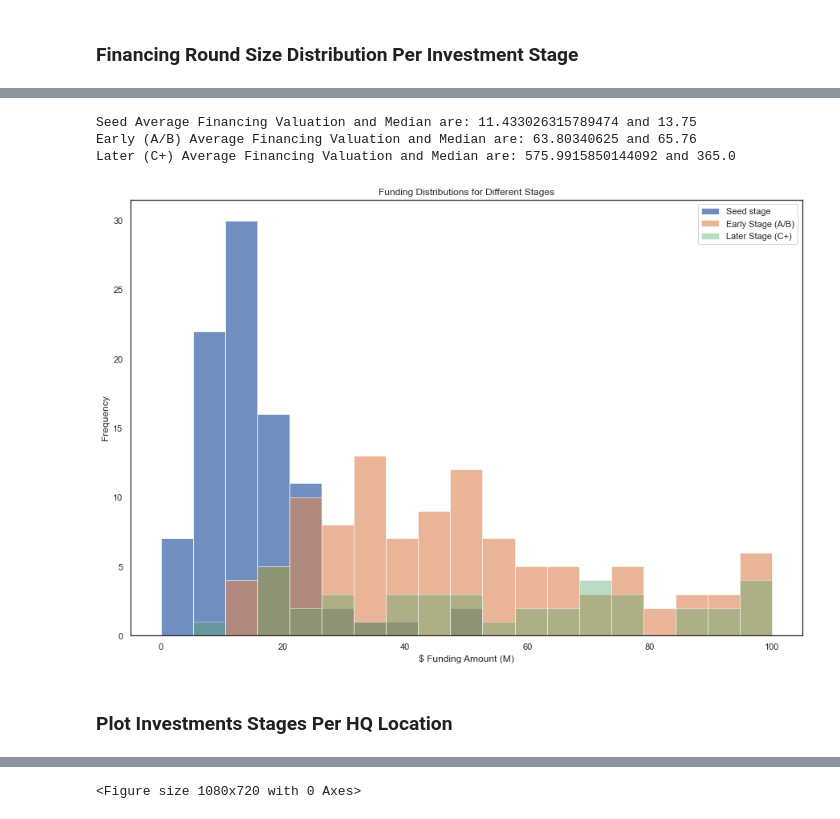
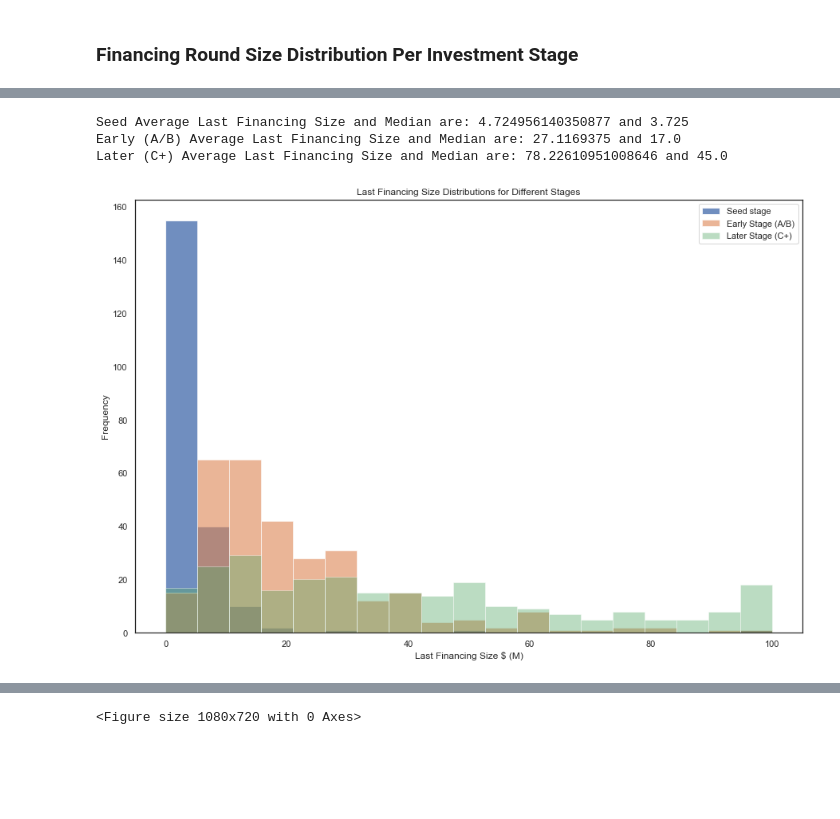
Before and after one commit to deanmeyer10/VC_Investments_2020_Trends, a Jupyter notebook: 2020_VC_Trends.ipynb, the cells around one changed output, grey strips where cells are left out. Cells and saved outputs as stored; diff of their text form; code cells hidden in the pictures; blank space fills up the shorter version.

```diff
--- a/2020_Investment_Trends.ipynb
+++ b/2020_VC_Trends.ipynb
@@ -57,5 +53,28 @@ data.head()
 # %%
-#Aux plotting functions
+#clean data
+
+#Aux Functions
+#break down each column by row types which are a string into a list and concat them Ex: "AI, FinTech, Life Sciences" -->> ["AI, FinTech, Life Sciences"]
+def count_verticals(data, col_name):
+
+    verticals_list = []
+    #iterate over the entire "verticals" column
+    for index, row in data.iterrows():
+        #accevalue_countstical value
+
+        verticals_list = verticals_list + (row[col_name].replace(", ", ",").replace("*", "").split(","))
+
+    return Counter(verticals_list)
+
+words_to_del_list = [' TMT', 'TMT', ' SaaS', 'SaaS', 'Artificial Intelligence & Machine Learning', '', ' Mobile', 'Mobile', ' Artificial Intelligence & Machine Learning', ' Mobile Commerce']
+
+def delete_non_rel_vert(counts, list_=words_to_del_list):
+    for word in list_:
+        del counts[word]
+    return counts
+
+
+#plotting functions
 def bar_plot(data, col_name):
 
     plt.figure(figsize = (15, 10))
@@ -211,6 +230,24 @@ def plot_stacked_vert(data_seed, data_early, data_later, col_name):
     ax.set_axisbelow(True)
     ax.xaxis.grid(color='gray', linestyle='dashed')
     plt.show()
+
+
+def hist_distribution(data_seed, data_early, data_later, col_name):
+    seed = data_seed[col_name]
+    early = data_early[col_name]
+    later = data_later[col_name]
+    print("Seed Average {} and Median are: {} and {}".format(col_name, seed.sum()/len(seed), seed.median()))
+    print("Early (A/B) Average {} and Median are: {} and {}".format(col_name , early.sum()/len(early), early.median()))
+    print("Later (C+) Average {} and Median are: {} and {}".format(col_name, later.sum()/len(later), later.median()))
+    bins = np.linspace(0, 100, 20)
+    plt.figure(figsize = (15, 10))
+    plt.hist(seed, bins, alpha=0.8, label='Seed stage')
+    plt.hist(early, bins, alpha=0.6, label='Early Stage (A/B)')
+    plt.hist(later, bins, alpha=0.4, label='Later Stage (C+)')
+    plt.legend(loc='upper right')
+    plt.xlabel(col_name+" $ (M)")
+    plt.ylabel("Frequency")
+    plt.title("{} Distributions for Different Stages".format(col_name));
 # %%
 bar_plot(data, "Funding Type")
 # %% [output]
@@ -249,23 +265,7 @@ Later (C+) Average Funding Size and Median are: 78.22610951008646 and 45.0
-# %%
-seed = data_seed['Last Financing Valuation']
-early = data_early['Last Financing Valuation']
-later = data_later['Last Financing Valuation']
-print("Seed Average Financing Valuation and Median are: {} and {}".format(seed.sum()/len(seed), seed.median()))
-print("Early (A/B) Average Financing Valuation and Median are: {} and {}".format(early.sum()/len(early), early.median()))
-print("Later (C+) Average Financing Valuation and Median are: {} and {}".format(later.sum()/len(later), later.median()))
-bins = np.linspace(0, 100, 20)
-plt.figure(figsize = (15, 10))
-plt.hist(seed, bins, alpha=0.8, label='Seed stage')
-plt.hist(early, bins, alpha=0.6, label='Early Stage (A/B)')
-plt.hist(later, bins, alpha=0.4, label='Later Stage (C+)')
-plt.legend(loc='upper right')
-plt.xlabel("$ Funding Amount (M)")
-plt.ylabel("Frequency")
-plt.title("Funding Distributions for Different Stages");
-# %% [output]
-Seed Average Financing Valuation and Median are: 11.433026315789474 and 13.75
-Early (A/B) Average Financing Valuation and Median are: 63.80340625 and 65.76
-Later (C+) Average Financing Valuation and Median are: 575.9915850144092 and 365.0
-[figure, removed]
-# %% [markdown]
-### Plot Investments Stages Per HQ Location
+# %%
+hist_distribution(data_seed, data_early, data_later, "Last Financing Size")
+# %% [output]
+Seed Average Last Financing Size and Median are: 4.724956140350877 and 3.725
+Early (A/B) Average Last Financing Size and Median are: 27.1169375 and 17.0
+Later (C+) Average Last Financing Size and Median are: 78.22610951008646 and 45.0
+[figure, added]
```
Also changed, not shown: parts of 31 cells of this notebook.
